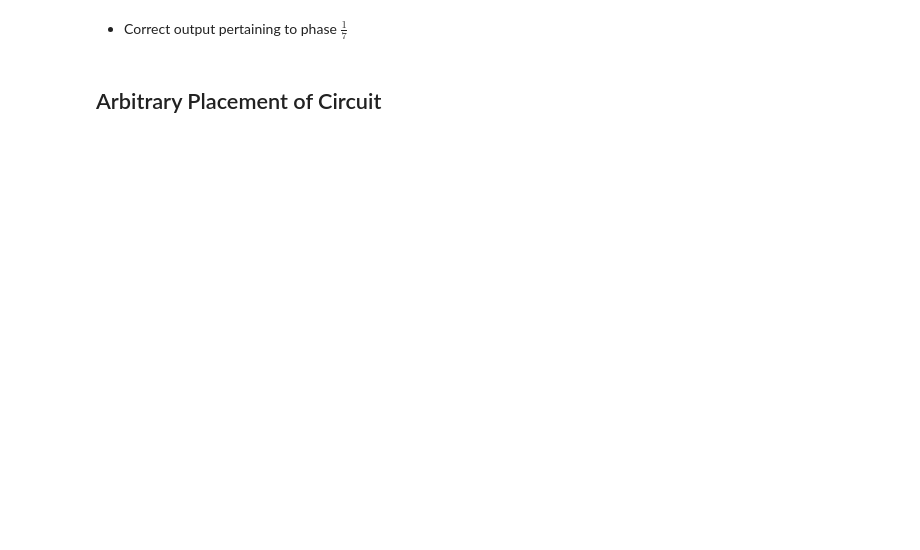
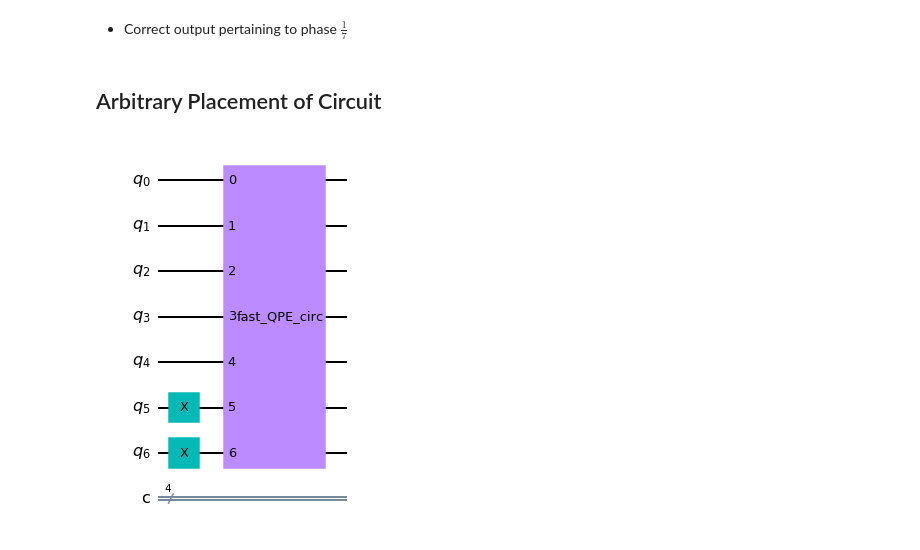
Before and after one commit to TheGupta2012/QPE-Algorithms, a Jupyter notebook: QPE/Basic QPE/Faster Basic QPE.ipynb, the cells around one changed output. Drawn from its saved outputs; the diff is of its cells as text; code cells hidden in the pictures; blank space fills up the shorter version.

```diff
--- a/QPE/Basic QPE/Faster Basic QPE.ipynb
+++ b/QPE/Basic QPE/Faster Basic QPE.ipynb
@@ -390,10 +93,12 @@ plot_histogram(count)
 ## Arbitrary Placement of Circuit
 # %%
 q = QuantumCircuit(7, 4)
-q.x(4)
-q.append(qpe_circ, qargs=[0, 1, 2, 3, 4])
+q.x([5,6])
+q.append(qpe_circ, qargs=range(7))
 # q = q.compose(qpe_circ,qubits = [0,1,2,3,4])
 q.draw('mpl')
+# %% [output]
+[figure, added]
 # %%
 q.measure([0, 1, 2, 3], [0, 1, 2, 3])
 q.draw('mpl')
```
Also changed, not shown: parts of 6 cells of this notebook, 19 other files.
